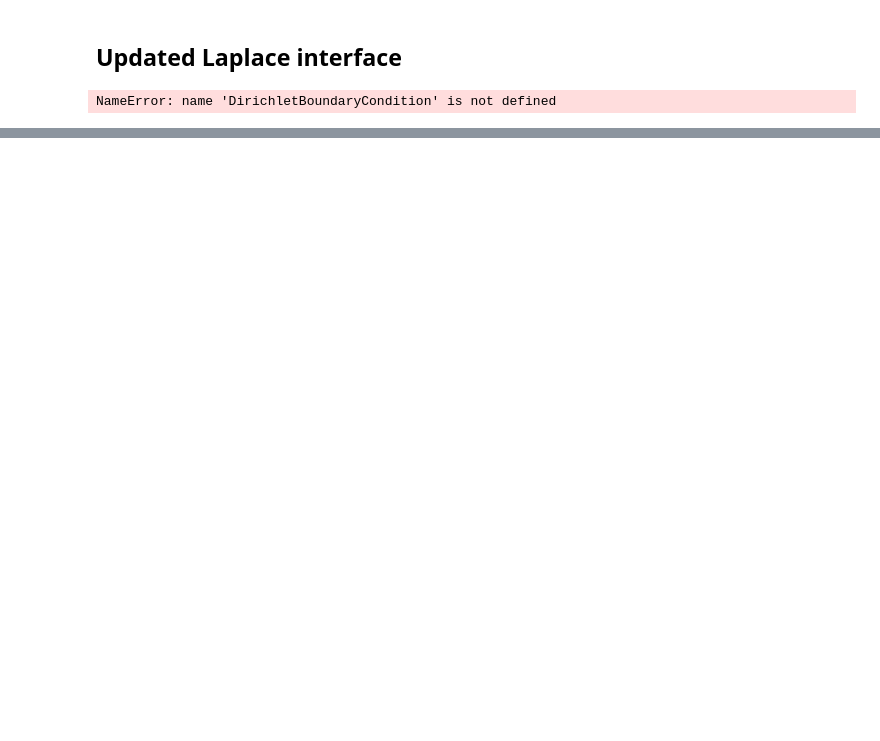
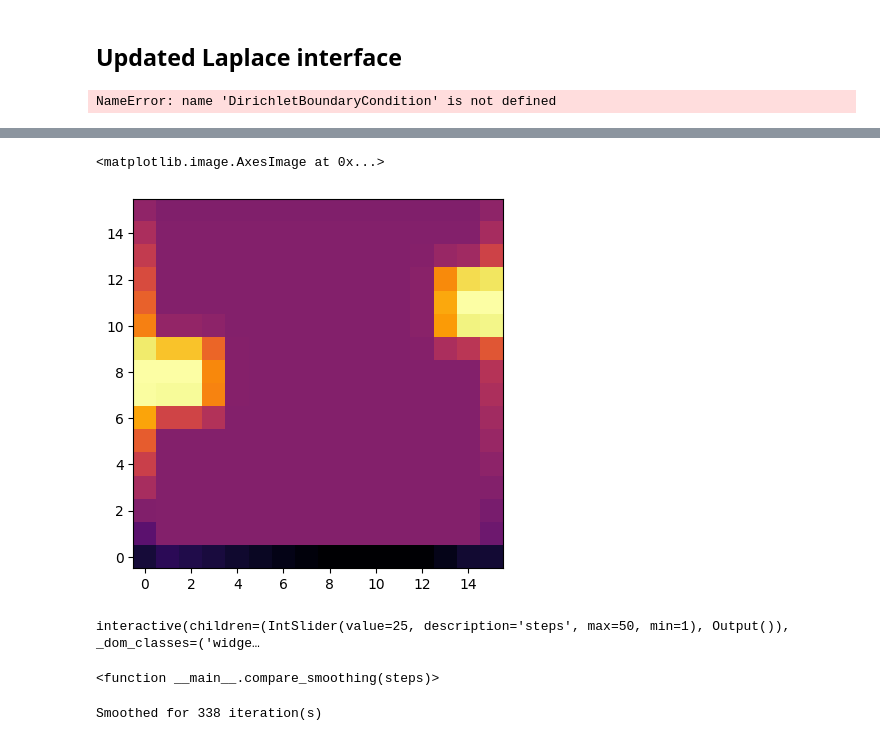
Before and after one commit to robert-wbe/Multigrid-seminar, a Jupyter notebook: test_2.ipynb, the cells around one changed output, grey strips where cells are left out. Drawn from its saved outputs; the diff is of its cells as text; code cells hidden in the pictures; blank space fills up the shorter version.

```diff
--- a/test_2.ipynb
+++ b/test_2.ipynb
@@ -58,0 +71,4 @@ plt.show()
+# %%
+f = torch.full((256, 256), 22.)
+bc_coarse = bc.restrict().restrict().restrict().restrict()
+f_coarse = restrict2d(restrict2d(restrict2d(restrict2d(f))))
@@ -58,0 +79,5 @@ plt.show()
+# %%
+plt.imshow(laplace_jacobi_step(f_coarse, bc_coarse, damping_factor=1.), cmap='inferno', origin='lower')
+# %% [output]
+<matplotlib.image.AxesImage at 0x...>
+[figure, added]
@@ -58,0 +101,9 @@ plt.show()
+# %%
+interact(compare_smoothing, steps=(1, 50, 1))
+# %% [output]
+interactive(children=(IntSlider(value=25, description='steps', max=50, min=1), Output()), _dom_classes=('widge…
+<function __main__.compare_smoothing(steps)>
+# %%
+smooth_coarse = laplace_jacobi_smoothen(f_coarse, bc_coarse, tol=1e-4, damping_factor=1., maxiter=1000)
+# %% [output]
+Smoothed for 338 iteration(s)
```
Also changed, not shown: parts of 7 cells of this notebook, 5 other files.
